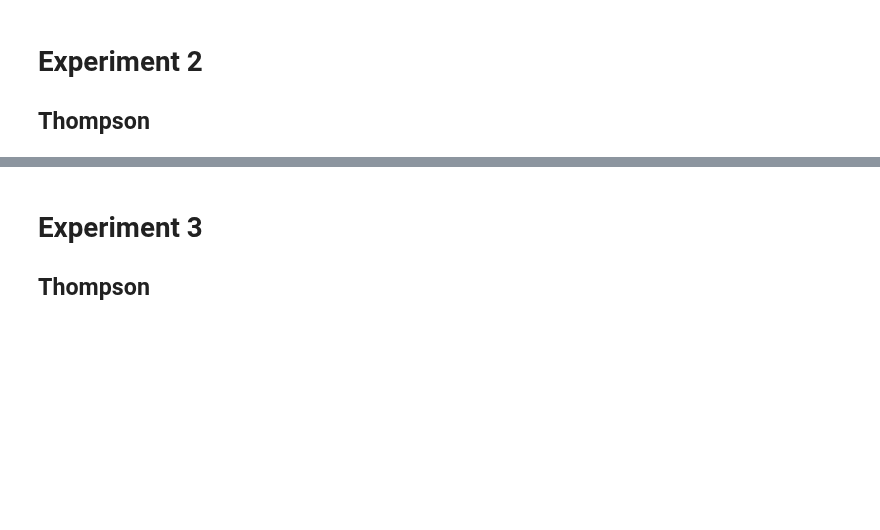
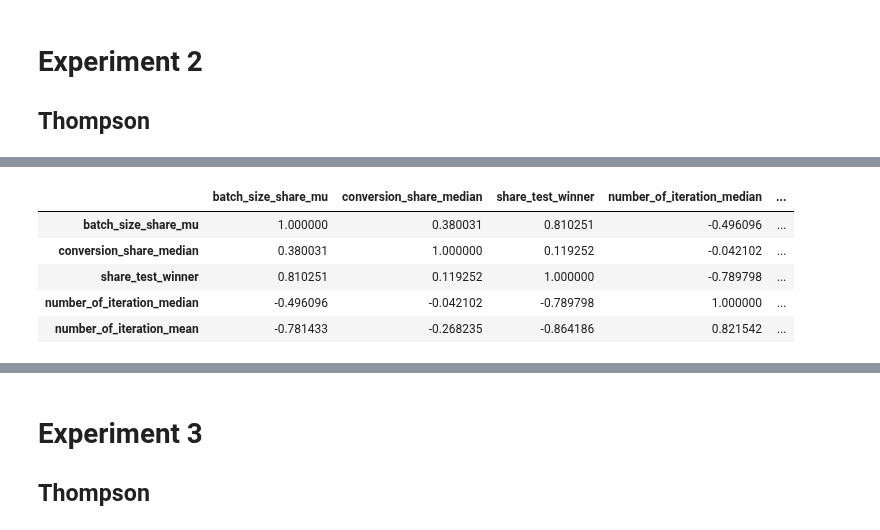
Before and after one commit to iakubovskii7/AB, a Jupyter notebook: Result_analyze.ipynb, the cells around one changed output, grey strips where cells are left out. Saved outputs shown, nothing was run; the diff lists cells and outputs as text; code cells hidden in the pictures; blank space fills up the shorter version.

```diff
--- a/Result_analyze.ipynb
+++ b/Result_analyze.ipynb
@@ -33,0 +50,13 @@ results_mab_2_fn.unstack(level='multi_armed')
+# %%
+results_mab_2_fn.sort_values("conversion_share_mean", ascending=False).\
+query("multi_armed=='False'").reset_index()[
+    ['batch_size_share_mu', 'conversion_share_median',
+     'share_test_winner', 'number_of_iteration_median',
+     'number_of_iteration_mean']].astype(float).corr()
+# %% [output]
+|  | batch_size_share_mu | conversion_share_median | share_test_winner | number_of_iteration_median | ... |
+| batch_size_share_mu | 1.000000 | 0.380031 | 0.810251 | -0.496096 | ... |
+| conversion_share_median | 0.380031 | 1.000000 | 0.119252 | -0.042102 | ... |
+| share_test_winner | 0.810251 | 0.119252 | 1.000000 | -0.789798 | ... |
+| number_of_iteration_median | -0.496096 | -0.042102 | -0.789798 | 1.000000 | ... |
+| number_of_iteration_mean | -0.781433 | -0.268235 | -0.864186 | 0.821542 | ... |
```
Also changed, not shown: parts of 16 cells of this notebook, 3 other files.
